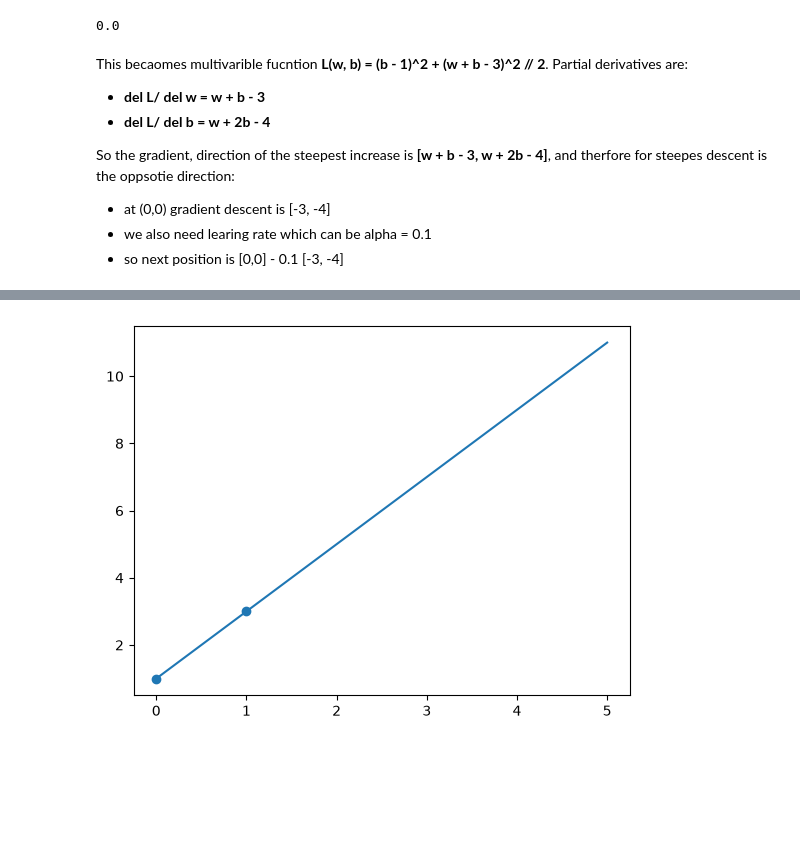
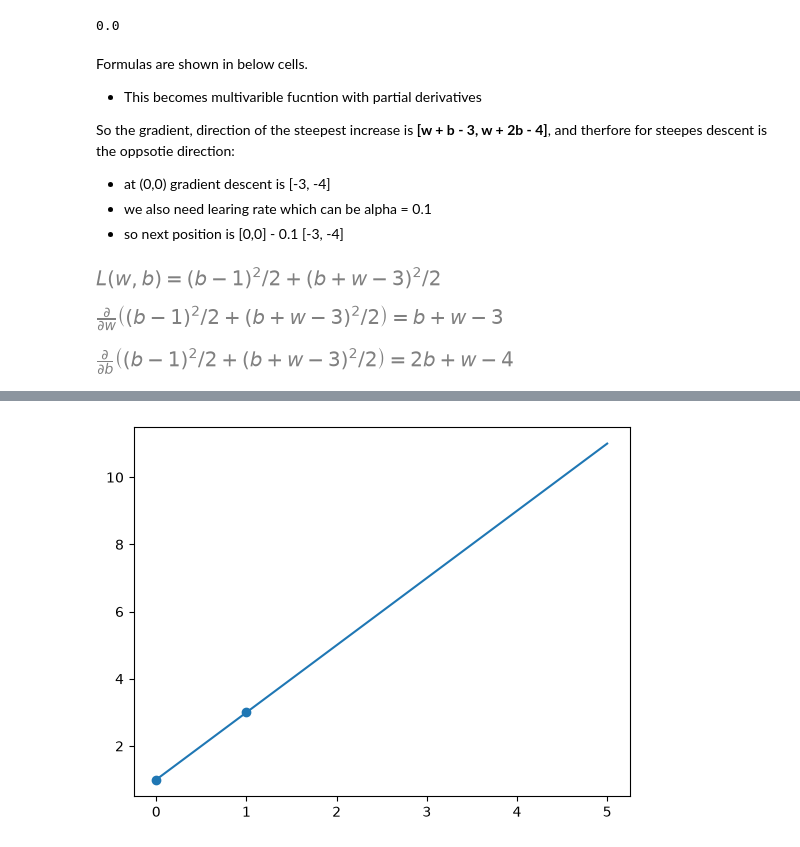
Before and after one commit to Adil-Eminagic/Science-Python, a Jupyter notebook: machine_learning/supervised_learning/linear_regression.ipynb, the cells around one changed output, grey strips where cells are left out. Drawn from its saved outputs; the diff is of its cells as text; code cells hidden in the pictures; blank space fills up the shorter version.

```diff
--- a/machine_learning/supervised_learning/linear_regression.ipynb
+++ b/machine_learning/supervised_learning/linear_regression.ipynb
@@ -20,11 +38,28 @@ print(mse)
 # %% [output]
 0.0
 # %% [markdown]
-This becaomes multivarible fucntion  **L(w, b) = (b - 1)^2 + (w + b - 3)^2 // 2**. Partial derivatives are:
-- **del L/ del w = w + b - 3**
-- **del L/ del b = w + 2b - 4**
+Formulas are shown in below cells.
+
+- This becomes multivarible fucntion with partial derivatives
 
 So the gradient, direction of the steepest increase is **[w + b - 3, w + 2b - 4]**, and therfore for steepes descent is the oppsotie direction:
 - at (0,0) gradient descent is [-3, -4]
 - we also need learing rate which can be alpha = 0.1
 - so next position is [0,0] - 0.1 [-3, -4]
+# %%
+weight, bias = sp.symbols('w b')
+
+L = ((bias - 1)**2 + (weight + bias - 3)**2) / 2
+
+display(sp.Eq(sp.Function('L')(weight, bias), L))
+# %% [output]
+[figure, added]
+# %%
+dl_dw = sp.diff(L, weight)
+dl_db = sp.diff(L, bias)
+
+display(sp.Eq(sp.Derivative(L, weight), dl_dw))
+display(sp.Eq(sp.Derivative(L, bias), dl_db))
+# %% [output]
+[figure, added]
+[figure, added]
```
Also changed, not shown: parts of 14 cells of this notebook, 5 other files.
